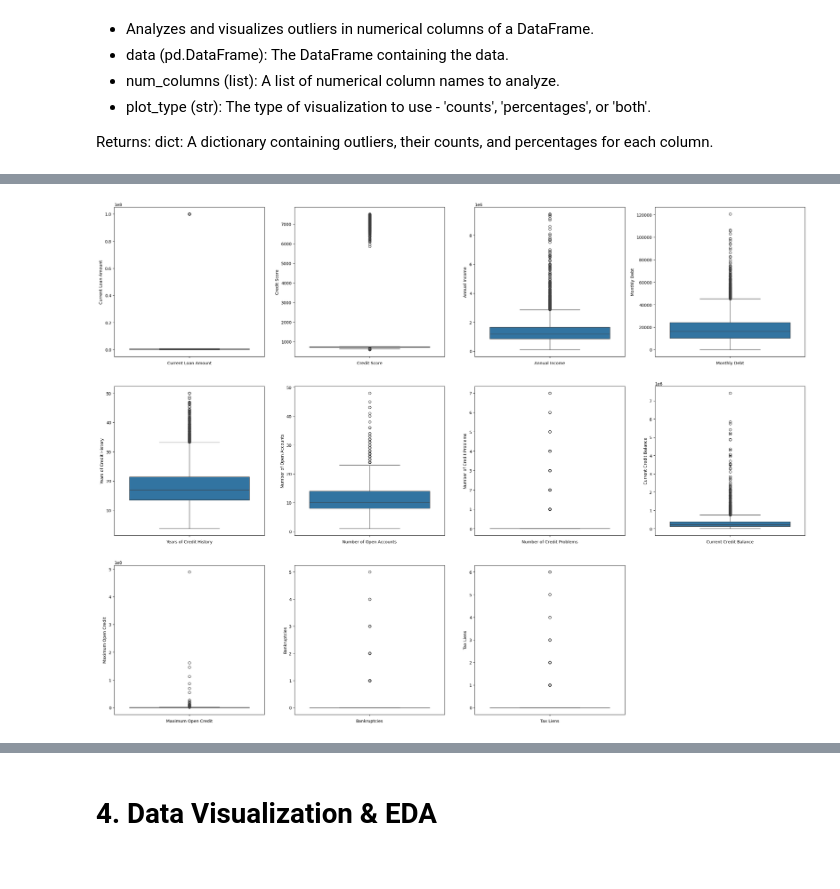
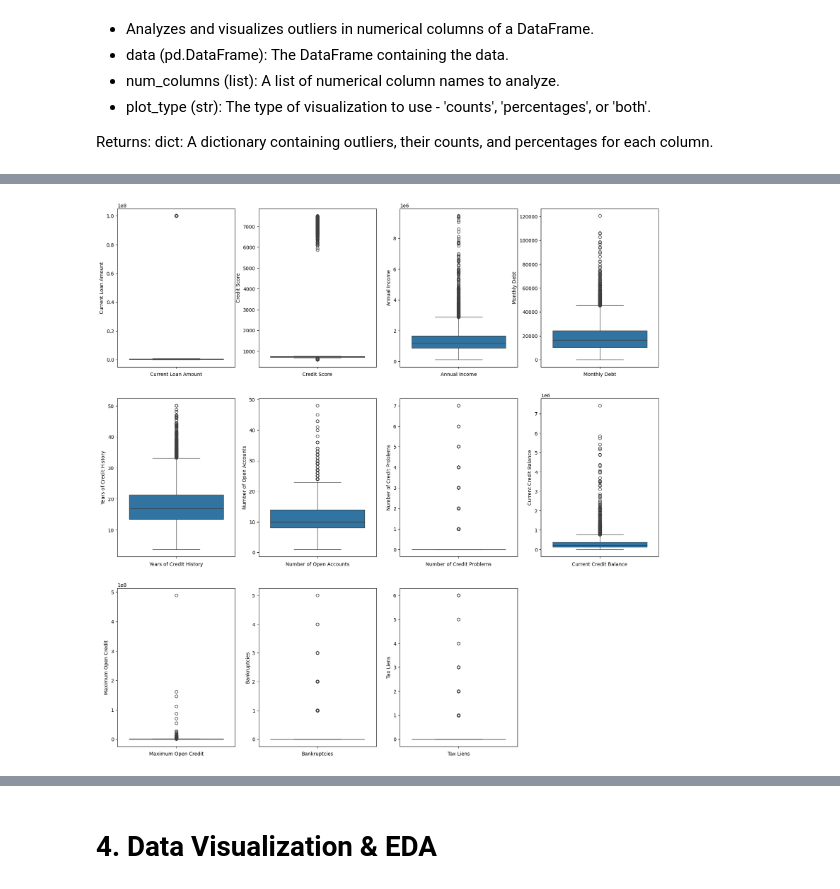
Before and after one commit to chuayhhh/SC1015-Mini-Project, a Jupyter notebook: SC1015-Main.ipynb, the cells around one changed output, grey strips where cells are left out. Saved outputs shown, nothing was run; the diff lists cells and outputs as text; code cells hidden in the pictures.

```diff
--- a/SC1015-Main.ipynb
+++ b/SC1015-Main.ipynb
@@ -186,3 +180,0 @@ dtype: int64
-# %%
-for col in credit_data.select_dtypes(include='object').columns:
-    print(f"{col}: {credit_data[col].nunique()} unique values")
@@ -517,6 +473,0 @@ Categorical Columns:  ['Loan Status', 'Term', 'Years in current job', 'Home Owne
-# %%
-for col in credit_data.select_dtypes(include=['float64', 'int64']).columns:
-    plt.figure(figsize=(8, 4))
-    sns.boxplot(x=credit_data[col])
-    plt.title(f"Boxplot of {col}")
-    plt.show()
@@ -649,24 +587,16 @@ Percentage of outliers in 'Tax Liens': 2.02%
 -----------------------------------------------------------------
 [figure]
-# %%
-# figure with a specified size for visualizing boxplots
-fig = plt.figure(figsize=(30, 30))
-
-# Initialize a counter to track the subplot position
-counter = 0
-
-# Loop through each numerical column in the dataset
-for col in num_columns:
-    # Add a subplot to the figure for each column
-    sub = fig.add_subplot(4, 4, counter + 1)
-
-    # Plot boxplot for the current numerical column
-    g = sns.boxplot(data=credit_data[col])
-
-    # Set the label for the x-axis as the column name
-    plt.xlabel(col)
-
-    # Increment the counter to move to the next subplot position
-    counter = counter + 1
-# %% [output]
-[figure, removed]
+# %%
+# Boxplot to visualise outliers
+
+fig = plt.figure(figsize=(20,20))
+
+counter = 0
+
+for col in num_columns:
+    sub = fig.add_subplot(3,4,counter+1)
+    g = sns.boxplot(y=col, data=credit_data)
+    plt.xlabel(col)
+    counter = counter + 1
+# %% [output]
+[figure, added]
```
Also changed, not shown: parts of 48 cells of this notebook.
